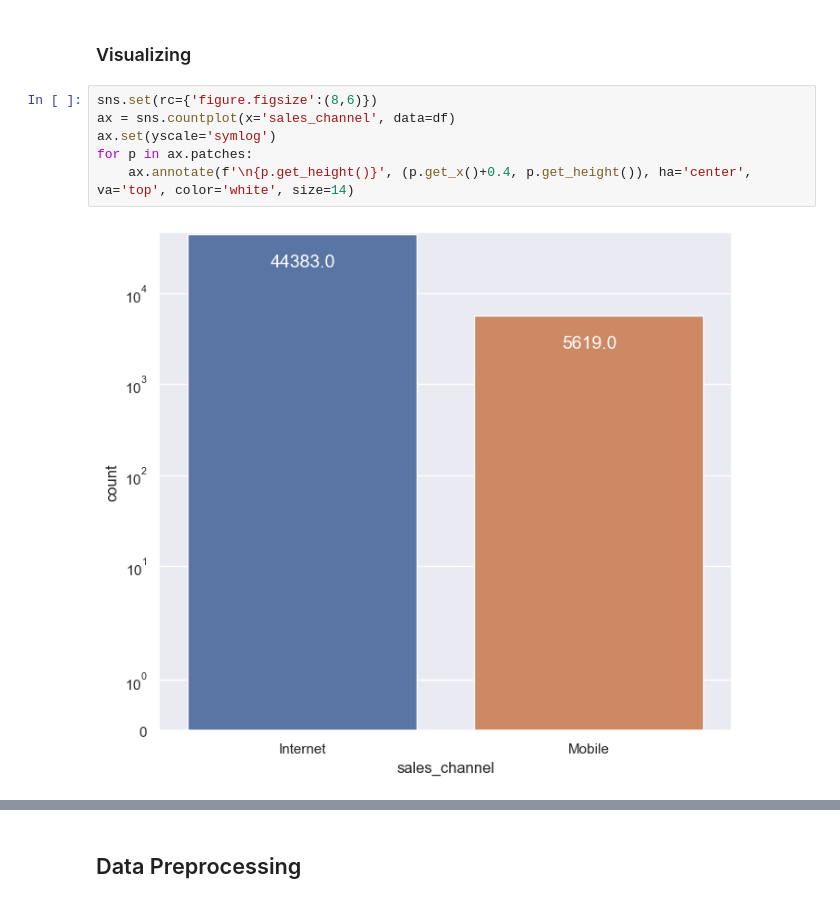
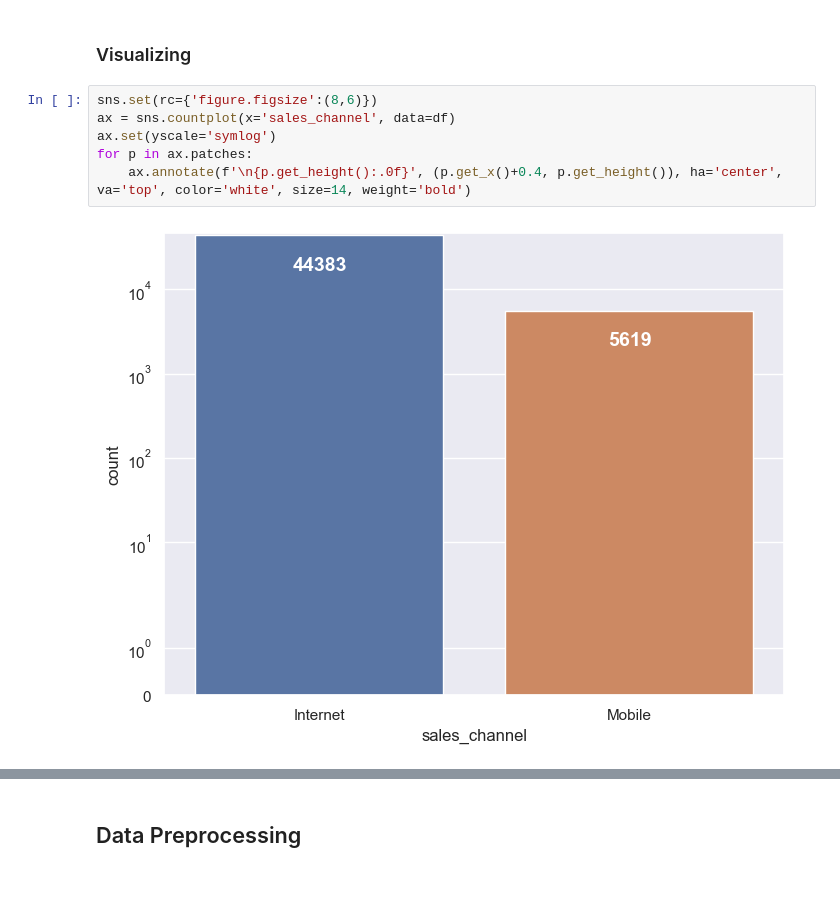
Before and after one commit to Farbodkhm/AirlineCustomerHolidayBooking, a Jupyter notebook: main.ipynb, the cells around one changed output, grey strips where cells are left out. Drawn from its saved outputs; the diff is of its cells as text.

```diff
--- a/main.ipynb
+++ b/main.ipynb
@@ -113,11 +113,11 @@ dtype: int64
 # %%
 sns.set(rc={'figure.figsize':(8,6)})
 ax = sns.countplot(x='sales_channel', data=df)
 ax.set(yscale='symlog')
 for p in ax.patches:
-    ax.annotate(f'\n{p.get_height()}', (p.get_x()+0.4, p.get_height()), ha='center', va='top', color='white', size=14)
+    ax.annotate(f'\n{p.get_height():.0f}', (p.get_x()+0.4, p.get_height()), ha='center', va='top', color='white', size=14, weight='bold')
 # %% [output]
-[figure, old version]
+[figure, new version]
 # %%
 sns.set(rc={'figure.figsize':(8,6)})
 ax = sns.countplot(x='trip_type', data=df)
```
Also changed, not shown: parts of 10 cells of this notebook.
